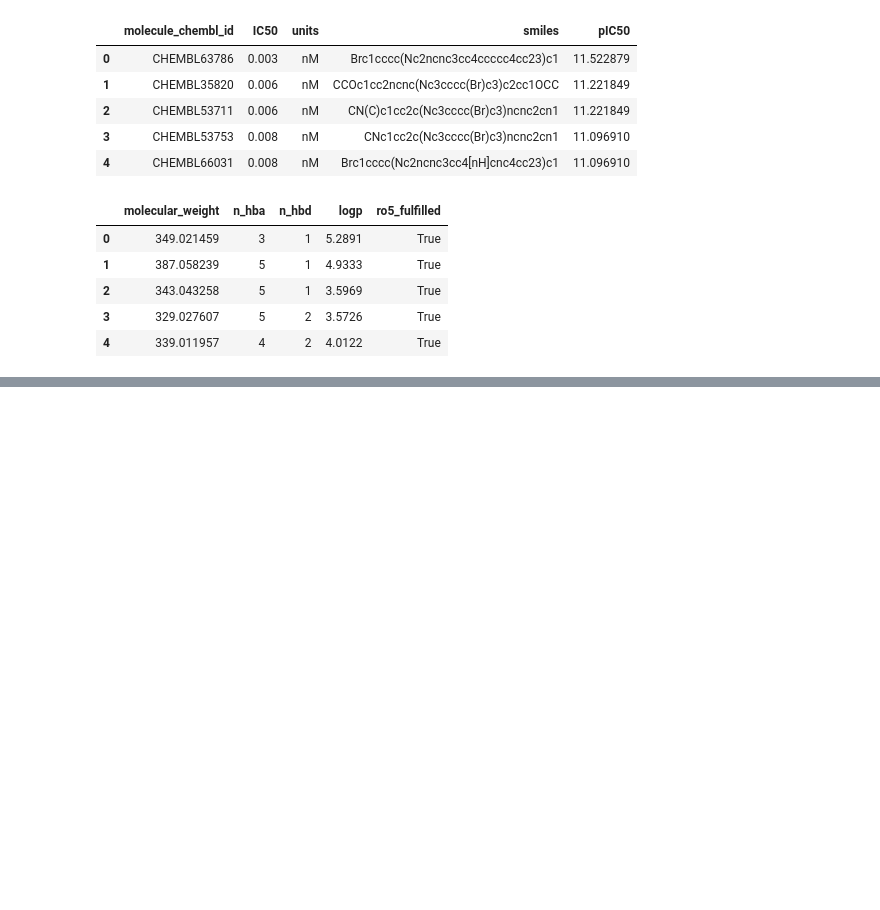
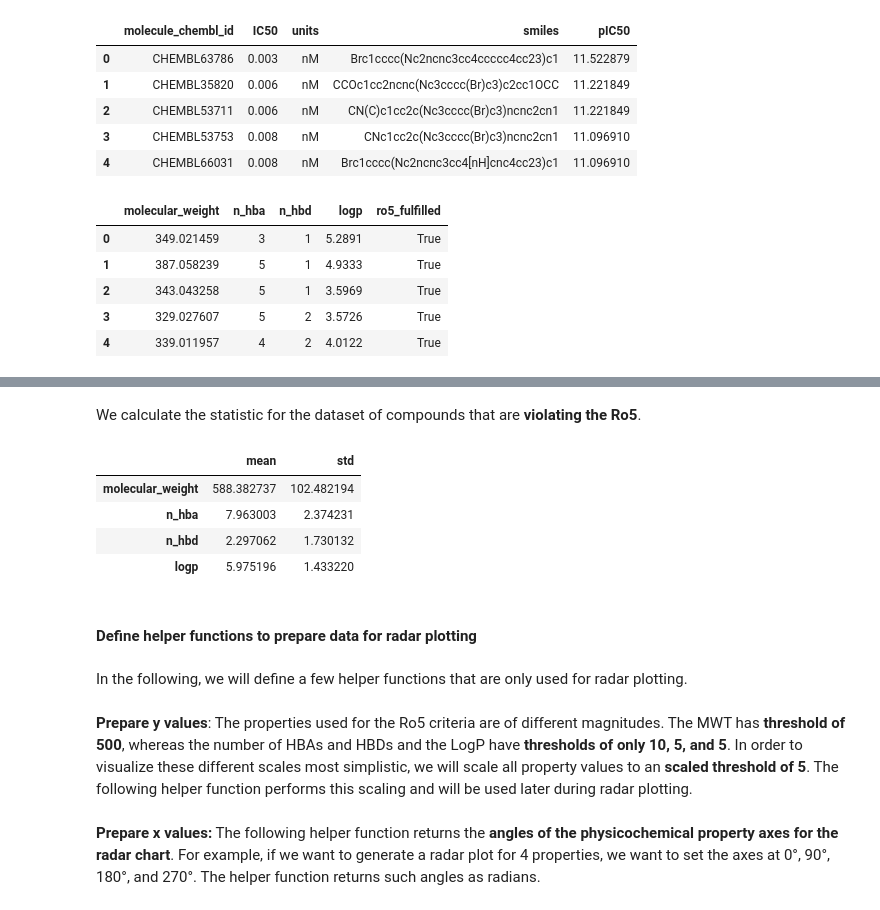
Before and after one commit to volkamerlab/teachopencadd, a Jupyter notebook: teachopencadd/talktorials/002_compound_adme/talktorial.ipynb, the cells around one changed output, grey strips where cells are left out. Drawn from its saved outputs; the diff is of its cells as text; code cells hidden in the pictures; blank space fills up the shorter version.

```diff
--- a/teachopencadd/talktorials/002_compound_adme/talktorial.ipynb
+++ b/teachopencadd/talktorials/002_compound_adme/talktorial.ipynb
@@ -481,0 +278,10 @@ There are webservers/programmes available to get a whole picture of ADME propert
+# %%
+# Note that the column "ro5_fulfilled" contains boolean values.
+# Thus, we can use the column values directly to subset data.
+# Note that ~ negates boolean values.
+molecules_ro5_fulfilled = molecules[molecules["ro5_fulfilled"]]
+molecules_ro5_violated = molecules[~molecules["ro5_fulfilled"]]
+
+print(f"# of compounds in unfiltered data set: {molecules.shape[0]}")
+print(f"# of compounds in filtered data set: {molecules_ro5_fulfilled.shape[0]}")
+print(f"# of compounds not compliant with the Ro5: {molecules_ro5_violated.shape[0]}")
@@ -481,0 +342,21 @@ There are webservers/programmes available to get a whole picture of ADME propert
+# %% [markdown]
+We calculate the statistic for the dataset of compounds that are __violating the Ro5__.
+# %%
+molecules_ro5_violated_stats = calculate_mean_std(
+    molecules_ro5_violated[["molecular_weight", "n_hba", "n_hbd", "logp"]]
+)
+molecules_ro5_violated_stats
+# %% [output]
+|  | mean | std |
+| molecular_weight | 588.382737 | 102.482194 |
+| n_hba | 7.963003 | 2.374231 |
+| n_hbd | 2.297062 | 1.730132 |
+| logp | 5.975196 | 1.433220 |
+# %% [markdown]
+#### Define helper functions to prepare data for radar plotting
+# %% [markdown]
+In the following, we will define a few helper functions that are only used for radar plotting.
+# %% [markdown]
+__Prepare y values__:
+The properties used for the Ro5 criteria are of different magnitudes.
+The MWT has __threshold of 500__, whereas the number of HBAs and HBDs and the LogP have __thresholds of only 10, 5, and 5__. In order to visualize these different scales most simplistic, we will scale all property values to an __scaled threshold of 5__. The following helper function performs this scaling and will be used later during radar plotting.
@@ -481,0 +389,3 @@ There are webservers/programmes available to get a whole picture of ADME propert
+# %% [markdown]
+__Prepare x values:__
+The following helper function returns the __angles of the physicochemical property axes for the radar chart__. For example, if we want to generate a radar plot for 4 properties, we want to set the axes at 0°, 90°, 180°, and 270°. The helper function returns such angles as radians.
```
Also changed, not shown: parts of 45 cells of this notebook.
